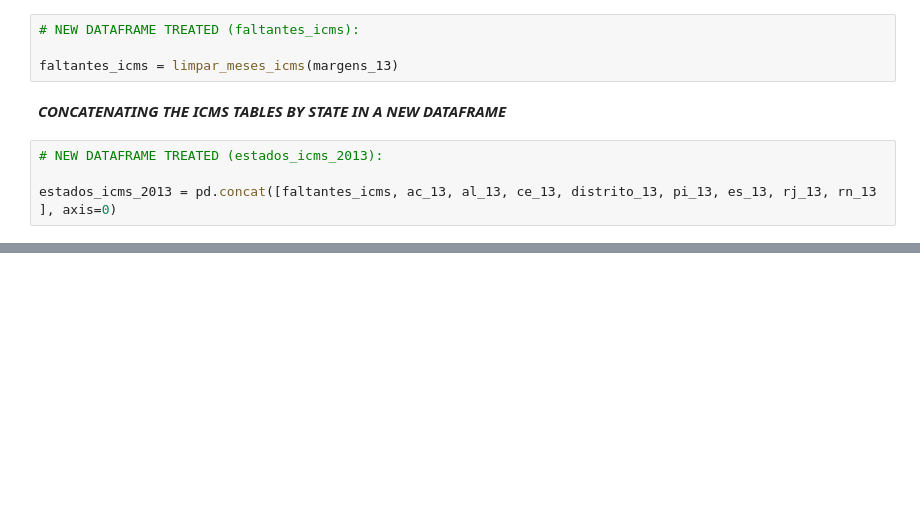
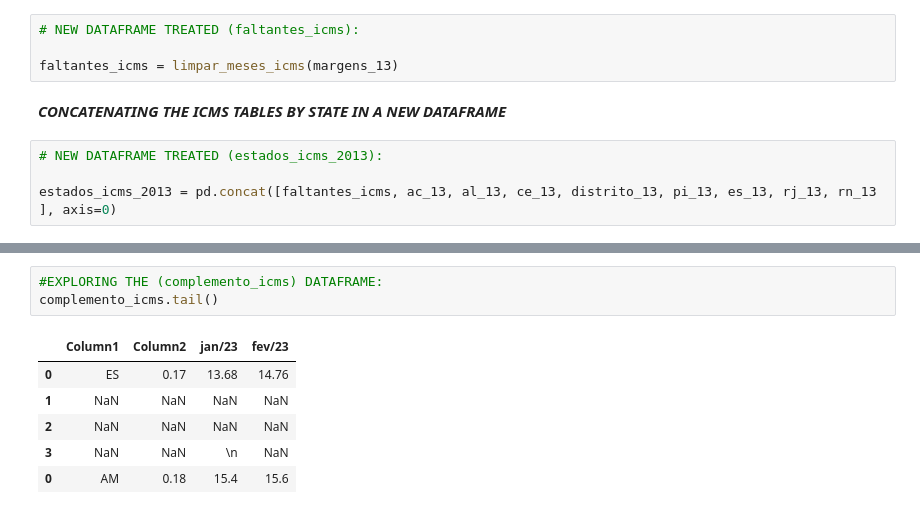
Before and after one commit to PedroPavanii/GAS, a Jupyter notebook: gas.ipynb, the cells around one changed output, grey strips where cells are left out. Saved outputs shown, nothing was run; the diff lists cells and outputs as text; blank space fills up the shorter version.

```diff
--- a/gas.ipynb
+++ b/gas.ipynb
@@ -634,0 +701,10 @@ estados_icms_2013 = pd.concat([faltantes_icms, ac_13, al_13, ce_13, distrito_13,
+# %%
+#EXPLORING THE (complemento_icms) DATAFRAME:
+complemento_icms.tail()
+# %% [output]
+|  | Column1 | Column2 | jan/23 | fev/23 |
+| 0 | ES | 0.17 | 13.68 | 14.76 |
+| 1 | NaN | NaN | NaN | NaN |
+| 2 | NaN | NaN | NaN | NaN |
+| 3 | NaN | NaN | \n | NaN |
+| 0 | AM | 0.18 | 15.4 | 15.6 |
```
Also changed, not shown: parts of 21 cells of this notebook.
